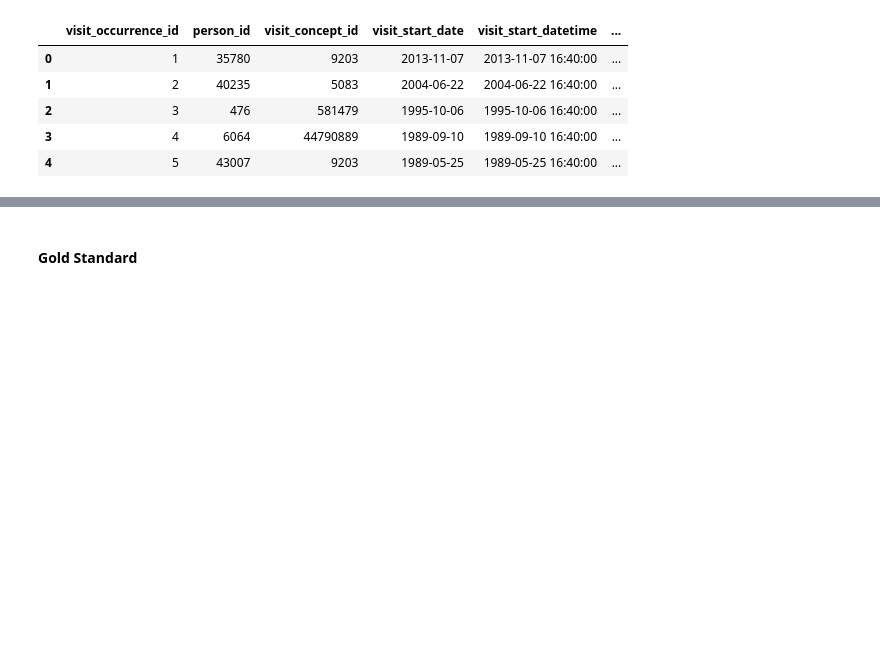
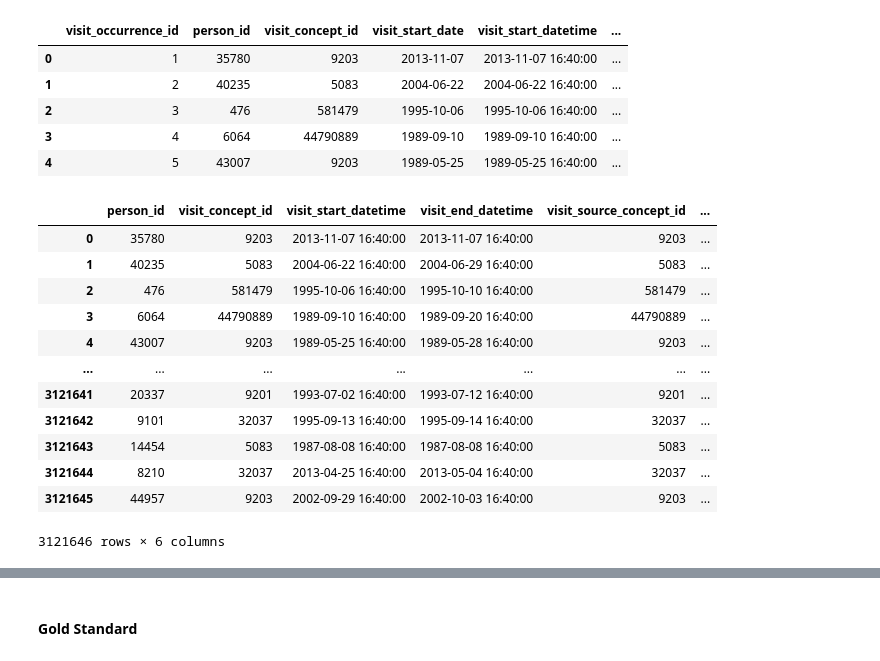
Before and after one commit to sd845/COVID-19-DREAM-Challenge, a Jupyter notebook: question1.ipynb, the cells around one changed output, grey strips where cells are left out. Saved outputs shown, nothing was run; the diff lists cells and outputs as text; code cells hidden in the pictures; blank space fills up the shorter version.

```diff
--- a/question1.ipynb
+++ b/question1.ipynb
@@ -196,3 +219,31 @@ visit_occurrence.head()
 | 2 | 3 | 476 | 581479 | 1995-10-06 | 1995-10-06 16:40:00 | ... |
 | 3 | 4 | 6064 | 44790889 | 1989-09-10 | 1989-09-10 16:40:00 | ... |
 | 4 | 5 | 43007 | 9203 | 1989-05-25 | 1989-05-25 16:40:00 | ... |
+# %%
+visit_occurrence.drop(columns=['visit_occurrence_id',
+       'visit_start_date',
+       'visit_end_date', 'visit_type_concept_id', 'provider_id',
+       'care_site_id', 'visit_source_value',
+       'admitting_source_concept_id', 'admitting_source_value',
+       'discharge_to_concept_id', 'discharge_to_source_value',
+       'preceding_visit_occurrence_id'], inplace=True)
+# %%
+visit_duration = [total_hours(s1, s2, FMT='%Y-%m-%d %H:%M:%S') for s1,s2 in zip(visit_occurrence.visit_start_datetime, visit_occurrence.visit_end_datetime)]
+# %%
+visit_occurrence['visit_duration'] = visit_duration
+# %%
+visit_occurrence
+# %% [output]
+|  | person_id | visit_concept_id | visit_start_datetime | visit_end_datetime | visit_source_concept_id | ... |
+| 0 | 35780 | 9203 | 2013-11-07 16:40:00 | 2013-11-07 16:40:00 | 9203 | ... |
+| 1 | 40235 | 5083 | 2004-06-22 16:40:00 | 2004-06-29 16:40:00 | 5083 | ... |
+| 2 | 476 | 581479 | 1995-10-06 16:40:00 | 1995-10-10 16:40:00 | 581479 | ... |
+| 3 | 6064 | 44790889 | 1989-09-10 16:40:00 | 1989-09-20 16:40:00 | 44790889 | ... |
+| 4 | 43007 | 9203 | 1989-05-25 16:40:00 | 1989-05-28 16:40:00 | 9203 | ... |
+| ... | ... | ... | ... | ... | ... | ... |
+| 3121641 | 20337 | 9201 | 1993-07-02 16:40:00 | 1993-07-12 16:40:00 | 9201 | ... |
+| 3121642 | 9101 | 32037 | 1995-09-13 16:40:00 | 1995-09-14 16:40:00 | 32037 | ... |
+| 3121643 | 14454 | 5083 | 1987-08-08 16:40:00 | 1987-08-08 16:40:00 | 5083 | ... |
+| 3121644 | 8210 | 32037 | 2013-04-25 16:40:00 | 2013-05-04 16:40:00 | 32037 | ... |
+| 3121645 | 44957 | 9203 | 2002-09-29 16:40:00 | 2002-10-03 16:40:00 | 9203 | ... |
+3121646 rows × 6 columns
```
Also changed, not shown: parts of 42 cells of this notebook.
